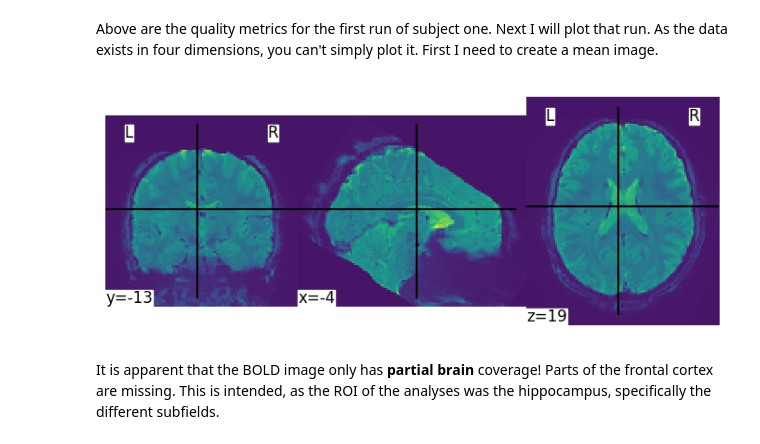
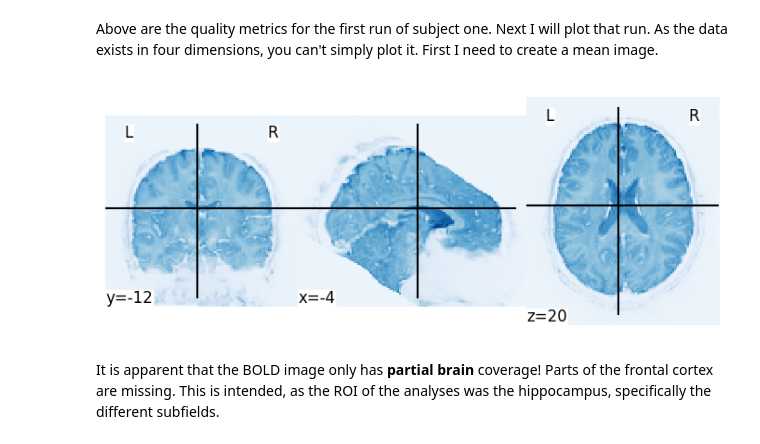
Before and after one commit to tchaase/research-internship-2022, a Jupyter notebook: code/data_exploration.ipynb, the cells around one changed output. Drawn from its saved outputs; the diff is of its cells as text; code cells hidden in the pictures.

Commit message:
Updated file paths

```diff
--- a/code/data_exploration.ipynb
+++ b/code/data_exploration.ipynb
@@ -378,12 +378,12 @@ scene_run1_sub06_bold.get_metadata()
 Above are the quality metrics for the first run of subject one. Next I will plot that run. As the data exists in four dimensions, you can't simply plot it. First I need to create a mean image.
 # %%
 #File path for the preprocessed image
-path_preproc_scene_sub06_run1 = '/home/tchaase/Documents/Universitaet/Forschungsmodul/project/data/derivatives/proj-63a02e876881d56fbfdeddfd/sub-06/dt-neuro-func-task.tag-scene.tag-preprocessed.run-06.id-63afcb104741a7739f8fe8be/bold.nii.gz'
+path_preproc_scene_sub06_run1 = '/home/tchaase/Documents/Universitaet/Forschungsmodul/project/data/outputs/fmri-prep_20.2.3-2/sub-06/sub-06_task-scene_run-01_desc-preproc_bold.nii.gz'
 #Creating the mean image
 mean_img_scene_sub06_run1 = mean_img(path_preproc_scene_sub06_run1)
 
 plot_img(mean_img_scene_sub06_run1);
 # %% [output]
-[figure, old version]
+[figure, new version]
 # %% [markdown]
 It is apparent that the BOLD image only has **partial brain** coverage! Parts of the frontal cortex are missing. This is intended, as the ROI of the analyses was the hippocampus, specifically the different subfields.
```
Also changed, not shown: parts of 5 cells of this notebook.
